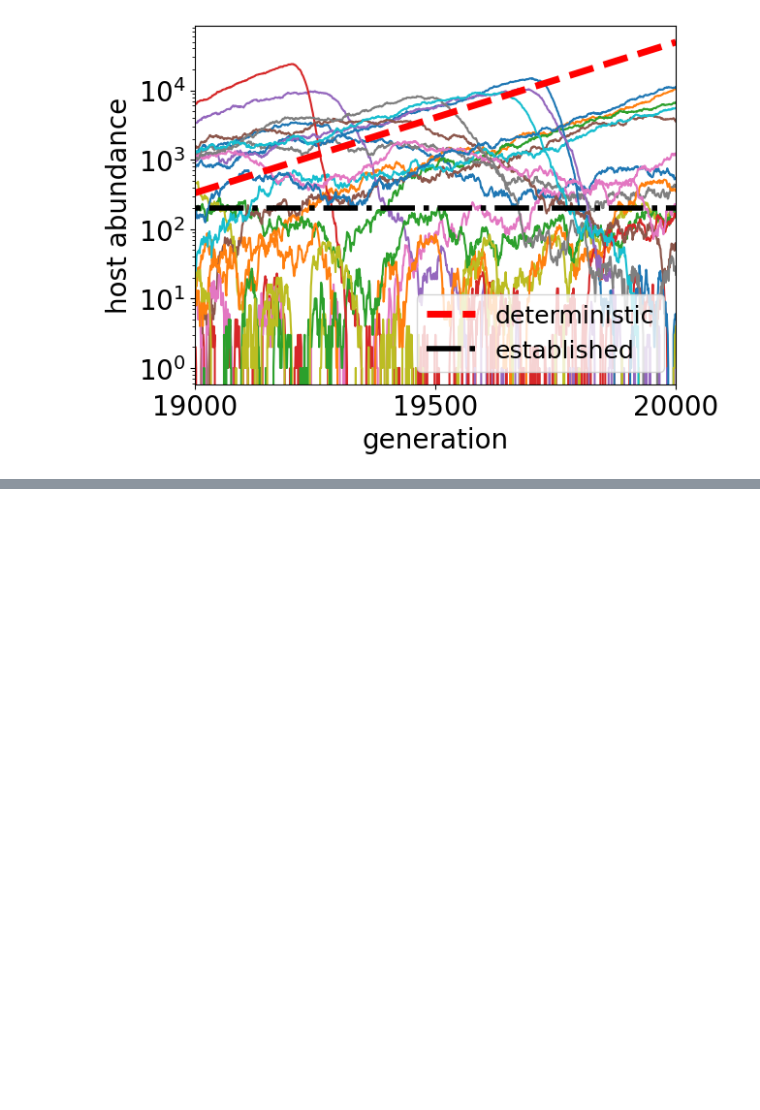
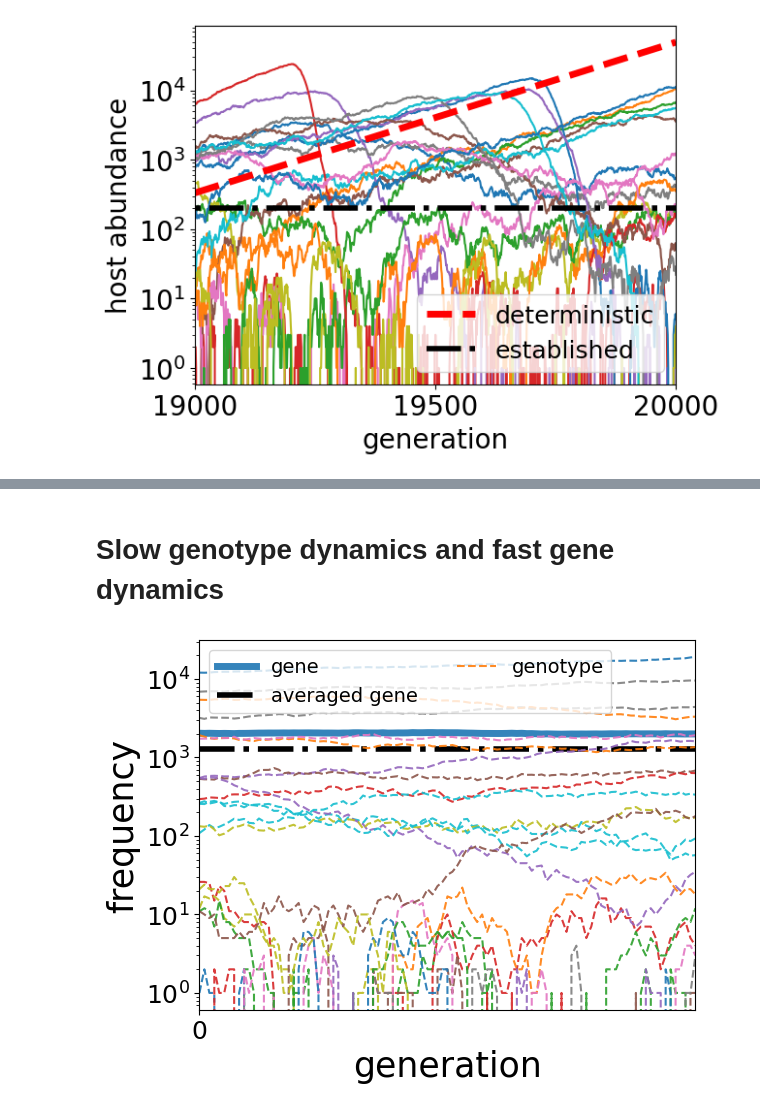
Before and after one commit to Wenping-Cui/GeneTransfer, a Jupyter notebook: ManyPairs_Simulation.ipynb, the cells around one changed output, grey strips where cells are left out. Drawn from its saved outputs; the diff is of its cells as text; code cells hidden in the pictures; blank space fills up the shorter version.

```diff
--- a/ManyPairs_Simulation.ipynb
+++ b/ManyPairs_Simulation.ipynb
@@ -48,10 +48,10 @@ function simulation(dict_genenotype2index, G, Freq_host, Freq_phage, args, T; de
             G_phage_new, G_phage_sampled = HorizontalGeneTransfer_3body_ImportantSampling(dict_genenotype2index, G, Freq_host, Freq_phage, args["L"], args["rH_3body"], NY)
         end
 
-        FreqG_outflow_host = [1, 1]
-        FreqG_inflow_host = [1, 1]
-        FreqG_outflow_phage = [1, 1]
-        FreqG_inflow_phage = [1, 1]
+#         FreqG_outflow_host = [1, 1]
+#         FreqG_inflow_host = [1, 1]
+#         FreqG_outflow_phage = [1, 1]
+#         FreqG_inflow_phage = [1, 1]
 
         push!(TimeSeries_outflow_host, copy(FreqG_outflow_host))
         push!(TimeSeries_inflow_host, copy(FreqG_inflow_host))
@@ -341,0 +342,32 @@ plt.savefig("host_est_size.pdf", dpi=150, bbox_inches="tight", transparent=true)
+# %% [markdown]
+# Slow genotype dynamics and fast gene dynamics
+# %%
+t0 = 20000
+t1 = t0+100
+T = 50000
+g = 5
+g1, g2 = G[i]
+fig,ax = plt.subplots()
+
+ax.plot(TimeSeries_gene_host[t0:t1, 2]/(L-1), label="gene", alpha = 0.9, linewidth = 5)
+plt.hlines(y=mean(TimeSeries_gene_host)/(L-1), xmin=0, xmax=1e5, color="black", linestyle ="-.",label = "established", linewidth=4)
+num = 10
+for (k, v) in dict_genenotype2index
+    if num<=L-1 && g in k
+        ax.plot(TimeSeries_genotype_host[t0:t1, v], label="genotype", alpha = 0.9, linestyle ="dashed")
+        num += 1
+    end
+end
+ax.set_ylabel("frequency",fontsize = 25)
+ax.set_xlabel("generation",fontsize = 25)
+ax.legend(loc ="upper left",fontsize = 14, ("gene", "averaged gene", "genotype"), ncols=2)
+ax.set_xlim([0, t1-t0])
+#ax.set_ylim([1, 10^6.5])
+plt.yticks(fontsize=18)
+plt.xticks(fontsize=18)
+ax.set_yscale("log")
+plt.xticks(0:500:t1-t0)
+plt.savefig("birth_event_freq_weak.pdf", dpi=150, bbox_inches="tight", transparent=true)
+plt.show()
+# %% [output]
+[figure, added]
```
Also changed, not shown: parts of 8 cells of this notebook, 2 other files.
